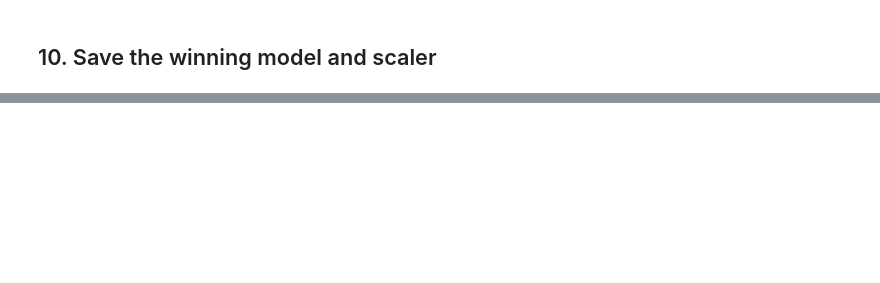
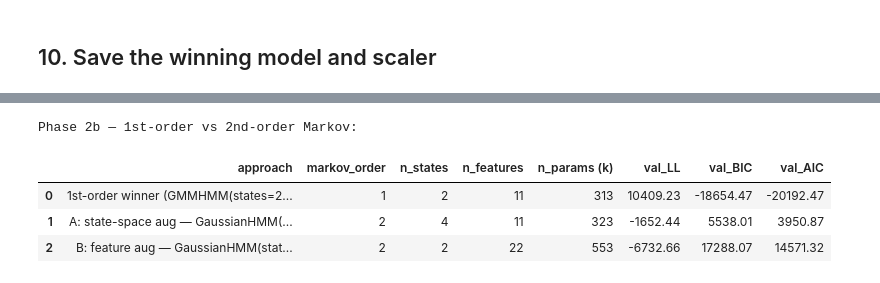
Before and after one commit to maharajhaider/StockVolatilitySight, a Jupyter notebook: notebooks/03_hmm_regime.ipynb, the cells around one changed output, grey strips where cells are left out. Drawn from its saved outputs; the diff is of its cells as text; code cells hidden in the pictures; blank space fills up the shorter version.

Commit message:
added higher order analysis

```diff
--- a/notebooks/03_hmm_regime.ipynb
+++ b/notebooks/03_hmm_regime.ipynb
@@ -604,0 +692,61 @@ Saved:
+# %%
+# ── Compute metrics and build comparison table ────────────────────────────────
+n_val     = len(val_X)
+n_val_2nd = len(val_X_2nd)
+
+# Phase 2a winner (in memory from earlier cells)
+first_comp = next(c for c in comparisons if c.label == best_label)
+
+# Strategy A: 4-state model on original 11 features
+k_A      = _count_gaussian_hmm_params(N_STATES_2ND, len(HMM_FEATURES), HMM_COVARIANCE_TYPE)
+val_ll_A = model_4state.score(val_X)
+bic_A    = -2 * val_ll_A + k_A * np.log(n_val)
+aic_A    = -2 * val_ll_A + 2 * k_A
+
+# Strategy B: 2-state model on 22 augmented features
+k_B        = _count_gaussian_hmm_params(HMM_N_STATES, n_feats_2nd, HMM_COVARIANCE_TYPE)
+val_ll_B   = model_feat_aug.score(val_X_2nd)
+bic_B      = -2 * val_ll_B + k_B * np.log(n_val_2nd)
+aic_B      = -2 * val_ll_B + 2 * k_B
+
+order_df = pd.DataFrame([
+    {
+        "approach": f"1st-order winner ({best_label})",
+        "markov_order": 1,
+        "n_states": HMM_N_STATES,
+        "n_features": len(HMM_FEATURES),
+        "n_params (k)": first_comp.n_params,
+        "val_LL":  round(first_comp.val_log_likelihood, 2),
+        "val_BIC": round(first_comp.bic_val, 2),
+        "val_AIC": round(first_comp.aic_val, 2),
+    },
+    {
+        "approach": f"A: state-space aug — GaussianHMM(states={N_STATES_2ND})",
+        "markov_order": 2,
+        "n_states": N_STATES_2ND,
+        "n_features": len(HMM_FEATURES),
+        "n_params (k)": k_A,
+        "val_LL":  round(val_ll_A, 2),
+        "val_BIC": round(bic_A, 2),
+        "val_AIC": round(aic_A, 2),
+    },
+    {
+        "approach": f"B: feature aug — GaussianHMM(states={HMM_N_STATES}, feats={n_feats_2nd})",
+        "markov_order": 2,
+        "n_states": HMM_N_STATES,
+        "n_features": n_feats_2nd,
+        "n_params (k)": k_B,
+        "val_LL":  round(val_ll_B, 2),
+        "val_BIC": round(bic_B, 2),
+        "val_AIC": round(aic_B, 2),
+    },
+]).sort_values("val_BIC").reset_index(drop=True)
+
+print("Phase 2b — 1st-order vs 2nd-order Markov:")
+display(order_df)
+# %% [output]
+Phase 2b — 1st-order vs 2nd-order Markov:
+|  | approach | markov_order | n_states | n_features | n_params (k) | val_LL | val_BIC | val_AIC |
+| 0 | 1st-order winner (GMMHMM(states=2... | 1 | 2 | 11 | 313 | 10409.23 | -18654.47 | -20192.47 |
+| 1 | A: state-space aug — GaussianHMM(... | 2 | 4 | 11 | 323 | -1652.44 | 5538.01 | 3950.87 |
+| 2 | B: feature aug — GaussianHMM(stat... | 2 | 2 | 22 | 553 | -6732.66 | 17288.07 | 14571.32 |
```
Also changed, not shown: parts of 25 cells of this notebook, 3 other files.
